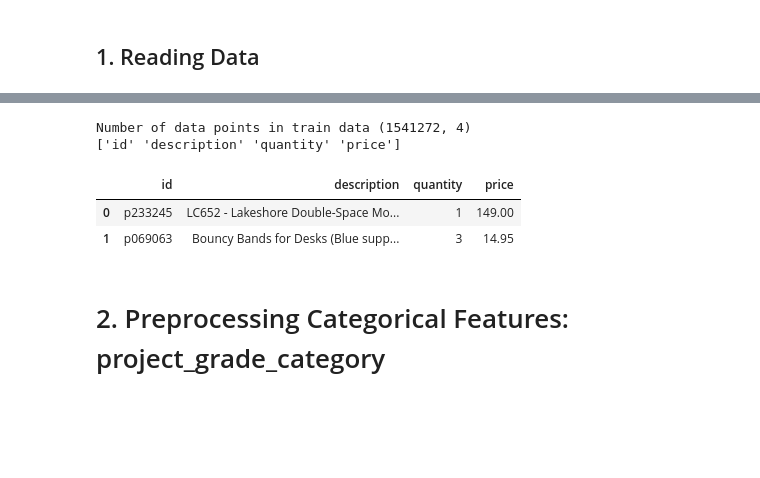
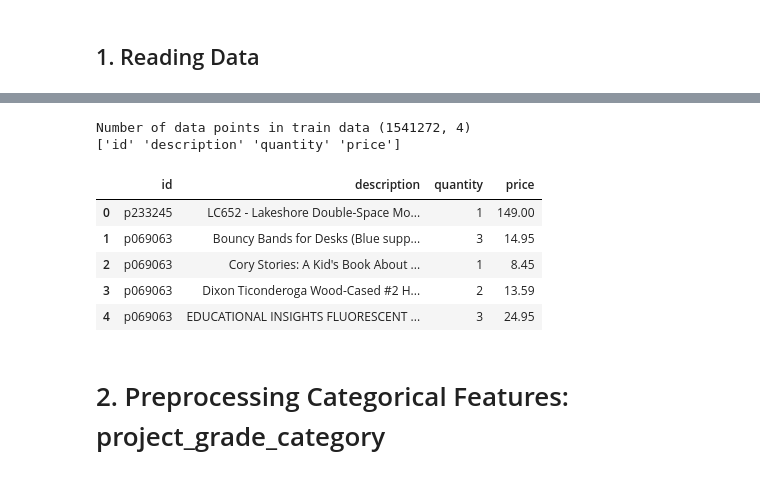
Before and after one commit to saugatapaul1010/LSTM-for-Donors, a Jupyter notebook: 2_Reference_Preprocessing.ipynb, the cells around one changed output, grey strips where cells are left out. Saved outputs shown, nothing was run; the diff lists cells and outputs as text; code cells hidden in the pictures; blank space fills up the shorter version.

```diff
--- a/2_Reference_Preprocessing.ipynb
+++ b/2_Reference_Preprocessing.ipynb
@@ -115,13 +115,16 @@ The attributes of data : ['Unnamed: 0' 'id' 'teacher_id' 'teacher_prefix' 'schoo
 # %%
 print("Number of data points in train data", resource_data.shape)
 print(resource_data.columns.values)
-resource_data.head(2)
+resource_data.head()
 # %% [output]
 Number of data points in train data (1541272, 4)
 ['id' 'description' 'quantity' 'price']
 |  | id | description | quantity | price |
 | 0 | p233245 | LC652 - Lakeshore Double-Space Mo... | 1 | 149.00 |
 | 1 | p069063 | Bouncy Bands for Desks (Blue supp... | 3 | 14.95 |
+| 2 | p069063 | Cory Stories: A Kid's Book About ... | 1 | 8.45 |
+| 3 | p069063 | Dixon Ticonderoga Wood-Cased #2 H... | 2 | 13.59 |
+| 4 | p069063 | EDUCATIONAL INSIGHTS FLUORESCENT ... | 3 | 24.95 |
 # %% [markdown]
 # 2. Preprocessing Categorical Features: project_grade_category
 # %%
```
Also changed, not shown: parts of 22 cells of this notebook, 4 other files.
